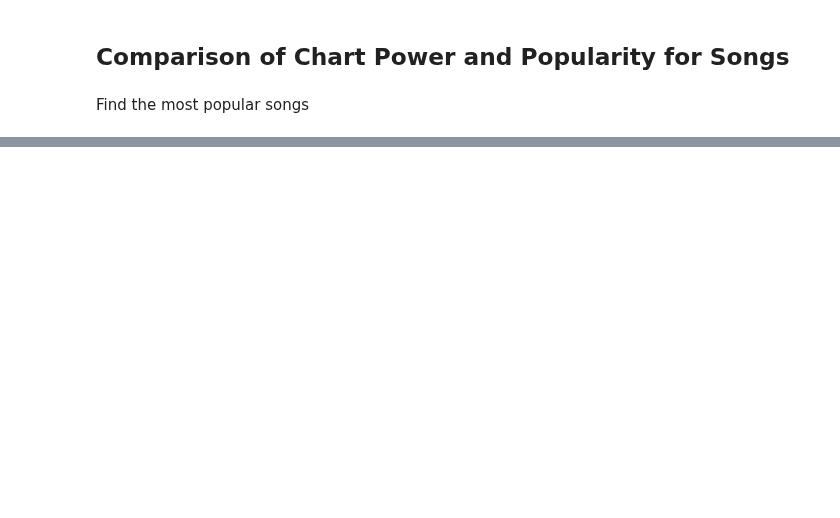
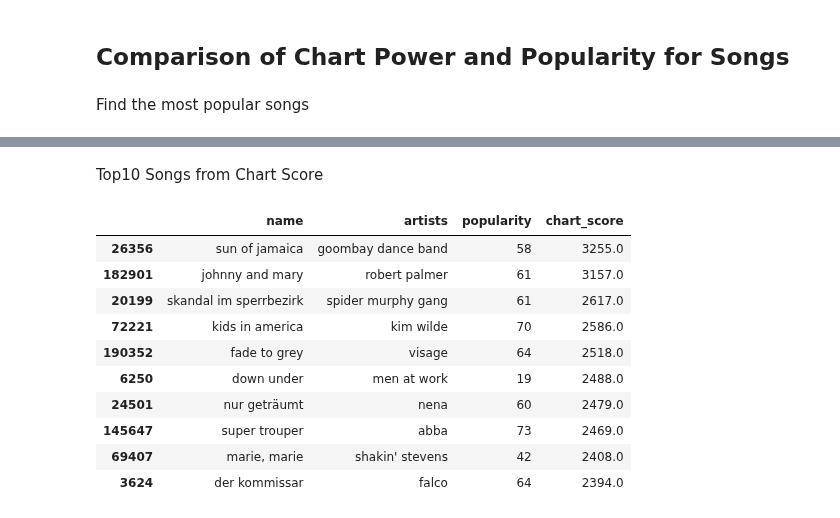
Before and after one commit to Jannis37/80s-recommender, a Jupyter notebook: viz-jannis.ipynb, the cells around one changed output, grey strips where cells are left out. Cells and saved outputs as stored; diff of their text form; code cells hidden in the pictures; blank space fills up the shorter version.

```diff
--- a/viz-jannis.ipynb
+++ b/viz-jannis.ipynb
@@ -802,0 +831,17 @@ Find the most popular songs
+# %% [markdown]
+Top10 Songs from Chart Score
+# %%
+top10_tracks_chart = tracks.nlargest(10, 'chart_score')
+top10_tracks_chart
+# %% [output]
+|  | name | artists | popularity | chart_score |
+| 26356 | sun of jamaica | goombay dance band | 58 | 3255.0 |
+| 182901 | johnny and mary | robert palmer | 61 | 3157.0 |
+| 20199 | skandal im sperrbezirk | spider murphy gang | 61 | 2617.0 |
+| 72221 | kids in america | kim wilde | 70 | 2586.0 |
+| 190352 | fade to grey | visage | 64 | 2518.0 |
+| 6250 | down under | men at work | 19 | 2488.0 |
+| 24501 | nur geträumt | nena | 60 | 2479.0 |
+| 145647 | super trouper | abba | 73 | 2469.0 |
+| 69407 | marie, marie | shakin' stevens | 42 | 2408.0 |
+| 3624 | der kommissar | falco | 64 | 2394.0 |
```
Also changed, not shown: parts of 10 cells of this notebook.
